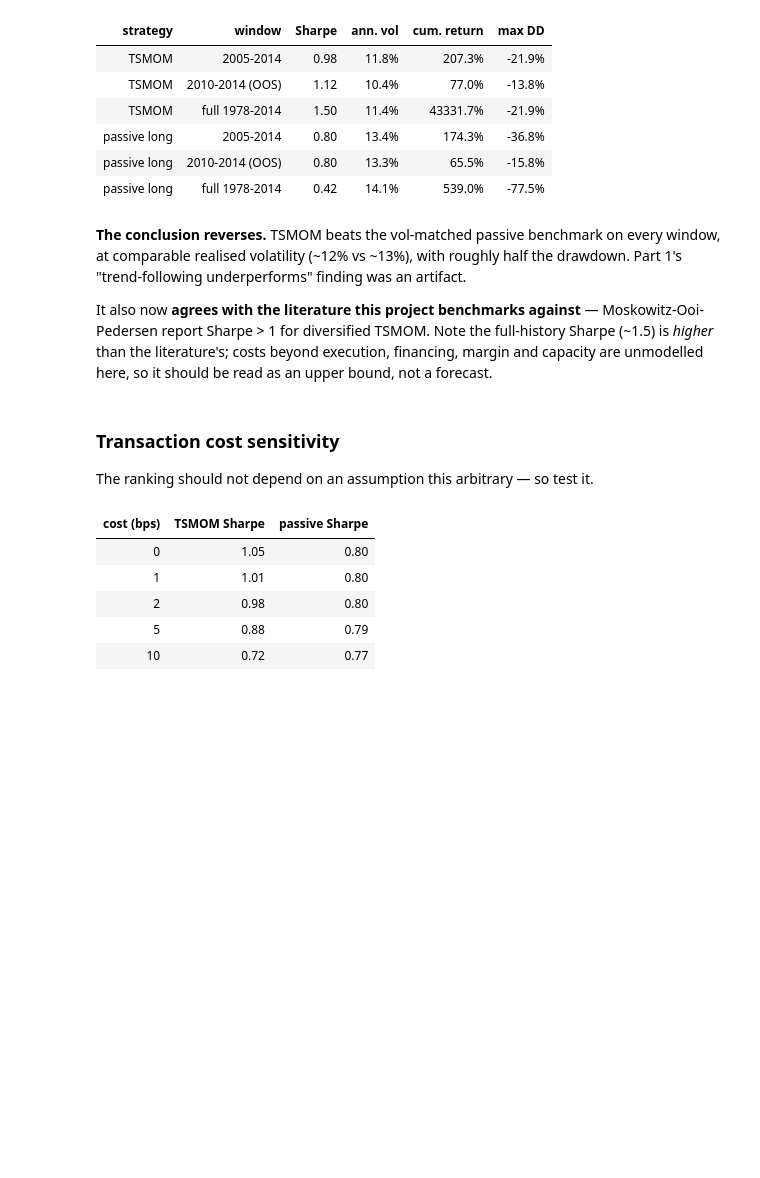
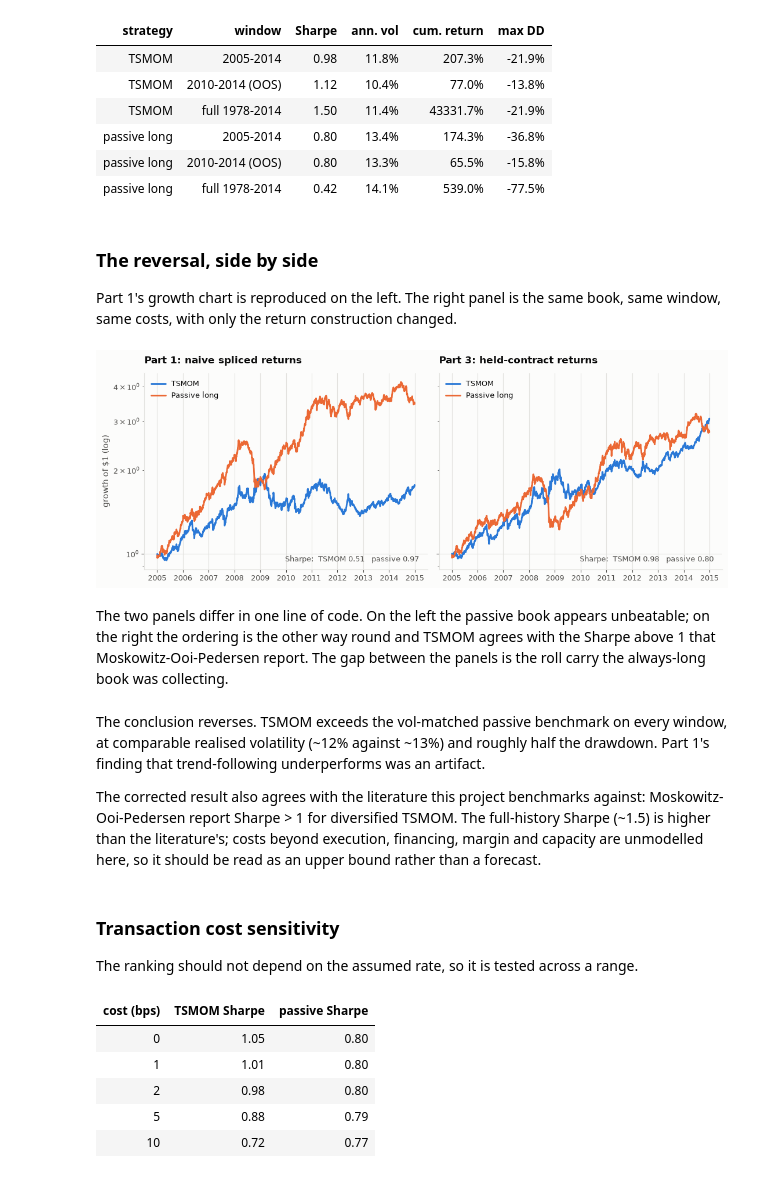
Before and after one commit to small-chicken/NUSInvestForecast, a Jupyter notebook: notebooks/02_strategy_research.ipynb, the cells around one changed output. Cells and saved outputs as stored; diff of their text form; code cells hidden in the pictures; blank space fills up the shorter version.

```diff
--- a/notebooks/02_strategy_research.ipynb
+++ b/notebooks/02_strategy_research.ipynb
@@ -569,20 +618,56 @@ summary.style.format({'Sharpe': '{:.2f}', 'ann. vol': '{:.1%}',
 | passive long | 2005-2014 | 0.80 | 13.4% | 174.3% | -36.8% |
 | passive long | 2010-2014 (OOS) | 0.80 | 13.3% | 65.5% | -15.8% |
 | passive long | full 1978-2014 | 0.42 | 14.1% | 539.0% | -77.5% |
+# %% [markdown]
+### The reversal, side by side
+
+Part 1's growth chart is reproduced on the left. The right panel is the same book,
+same window, same costs, with only the return construction changed.
+# %%
+from cta.backtest import instrument_returns
+from cta import plotting
+
+plotting.use_house_style()
+naive_book = diversified_tsmom(universe, lookback=252, vol_window=60,
+                               cost_bps=2.0, construction='naive_spliced')
+w = slice('2005-01-01', '2014-12-31')
+
+fig, axes = plt.subplots(1, 2, figsize=(11, 4.2), sharey=True)
+for ax, (book, title) in zip(axes, [(naive_book, 'Part 1: naive spliced returns'),
+                                    (corrected, 'Part 3: held-contract returns')]):
+    plotting.growth_chart(growth_of_one(book['strategy'].loc[w]),
+                          growth_of_one(book['benchmark'].loc[w]),
+                          title, ax=ax)
+    ax.set_xlabel('')
+    sr_s = sharpe_ratio(book['strategy'].loc[w])
+    sr_b = sharpe_ratio(book['benchmark'].loc[w])
+    ax.annotate(f'Sharpe:  TSMOM {sr_s:.2f}   passive {sr_b:.2f}',
+                xy=(0.97, 0.04), xycoords='axes fraction', ha='right',
+                fontsize=9, color=plotting.TEXT_SECONDARY)
+axes[1].set_ylabel('')
+fig.tight_layout()
+plt.show()
+# %% [output]
+[figure, added]
+# %% [markdown]
+The two panels differ in one line of code. On the left the passive book appears
+unbeatable; on the right the ordering is the other way round and TSMOM agrees with the
+Sharpe above 1 that Moskowitz-Ooi-Pedersen report. The gap between the panels is the
+roll carry the always-long book was collecting.
 # %% [markdown]
-**The conclusion reverses.** TSMOM beats the vol-matched passive benchmark on every
-window, at comparable realised volatility (~12% vs ~13%), with roughly half the
-drawdown. Part 1's "trend-following underperforms" finding was an artifact.
+The conclusion reverses. TSMOM exceeds the vol-matched passive benchmark on every
+window, at comparable realised volatility (~12% against ~13%) and roughly half the
+drawdown. Part 1's finding that trend-following underperforms was an artifact.
 
-It also now **agrees with the literature this project benchmarks against** —
-Moskowitz-Ooi-Pedersen report Sharpe > 1 for diversified TSMOM. Note the
-full-history Sharpe (~1.5) is *higher* than the literature's; costs beyond execution,
-financing, margin and capacity are unmodelled here, so it should be read as an
-upper bound, not a forecast.
+The corrected result also agrees with the literature this project benchmarks against:
+Moskowitz-Ooi-Pedersen report Sharpe > 1 for diversified TSMOM. The full-history Sharpe
+(~1.5) is higher than the literature's; costs beyond execution, financing, margin and
+capacity are unmodelled here, so it should be read as an upper bound rather than a
+forecast.
 # %% [markdown]
 ### Transaction cost sensitivity
 
-The ranking should not depend on an assumption this arbitrary — so test it.
+The ranking should not depend on the assumed rate, so it is tested across a range.
 # %%
 cost_rows = []
 for bps in [0.0, 1.0, 2.0, 5.0, 10.0]:
```
Also changed, not shown: parts of 47 cells of this notebook, 7 other files.
